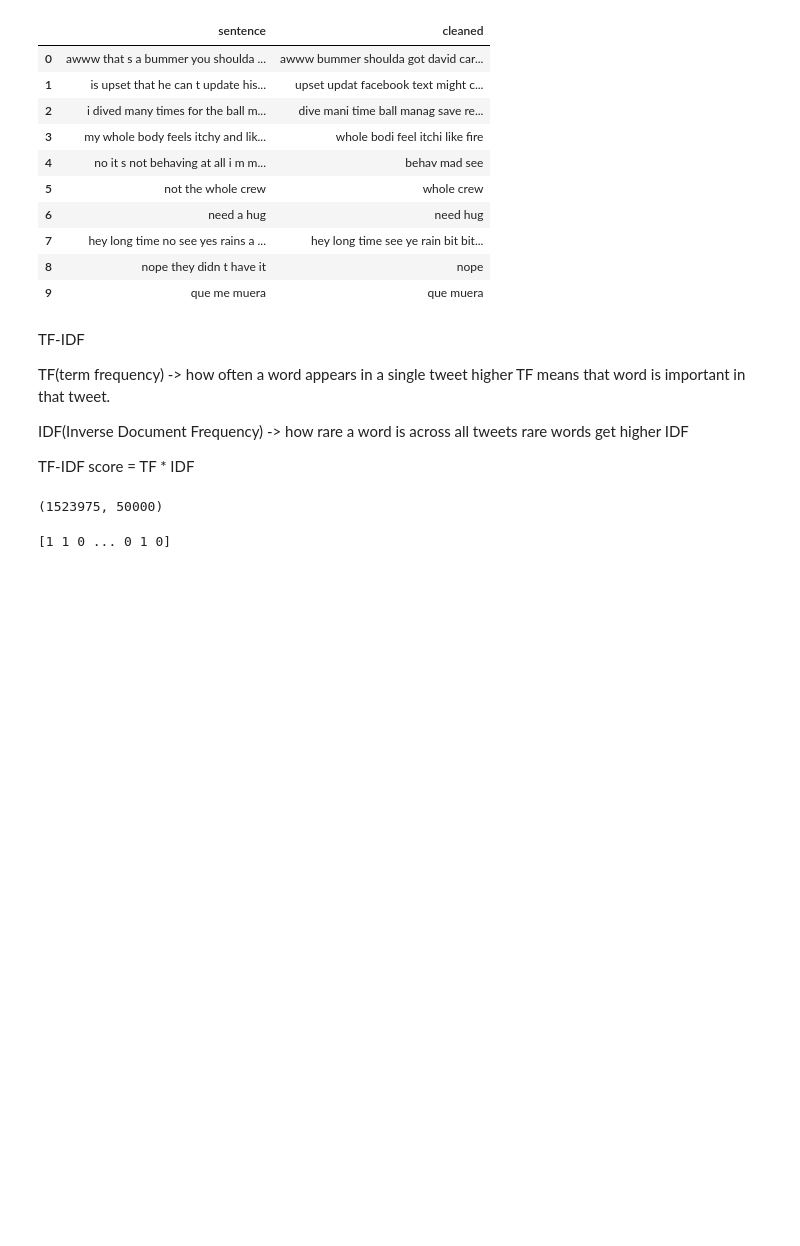
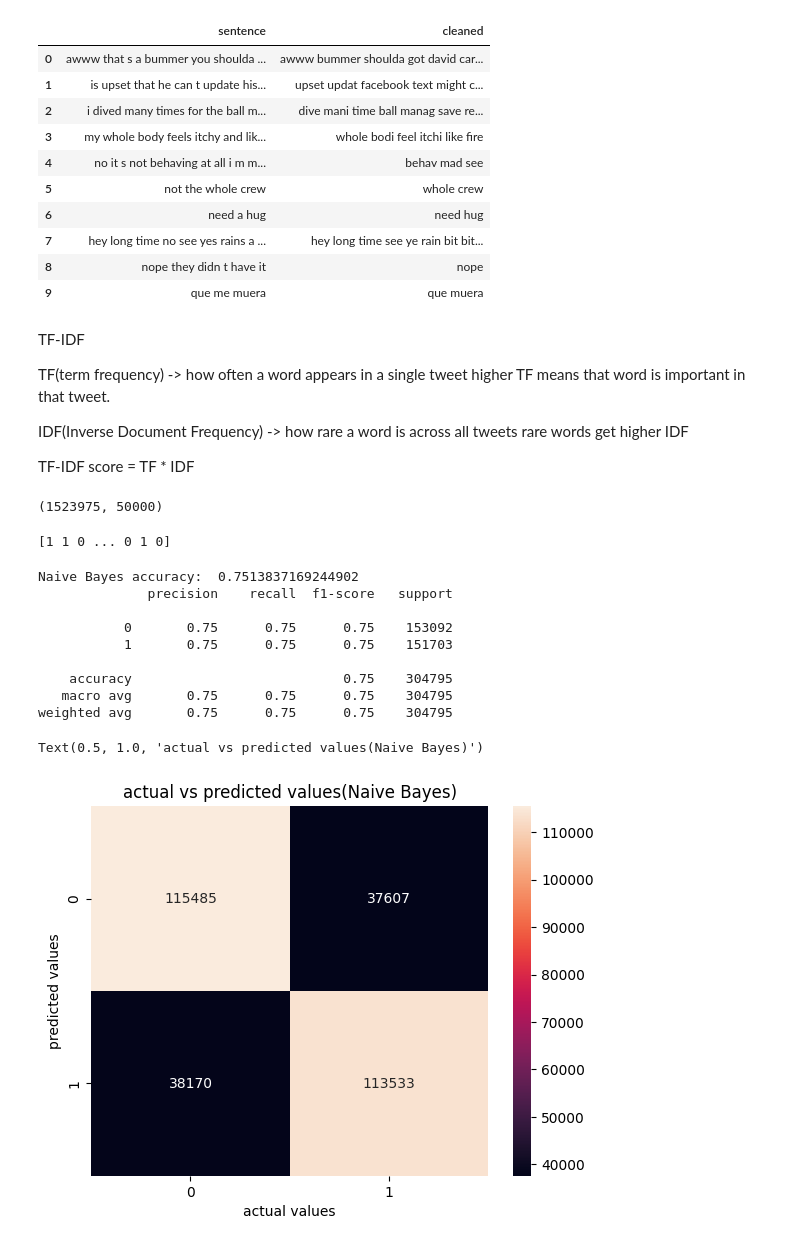
Before and after one commit to ABhardwaj123/sentiment_classifier, a Jupyter notebook: notebooks/eda_and_training.ipynb, the cells around one changed output. Cells and saved outputs as stored; diff of their text form; code cells hidden in the pictures; blank space fills up the shorter version.

```diff
--- a/notebooks/eda_and_training.ipynb
+++ b/notebooks/eda_and_training.ipynb
@@ -200,3 +207,23 @@ print(y_pred_nb)
 [1 1 0 ... 0 1 0]
 # %%
 #metrics for naive bayes
+from sklearn.metrics import classification_report
+print("Naive Bayes accuracy: ", accuracy_score(y_test , y_pred_nb))
+print(classification_report(y_test , y_pred_nb))
+
+sns.heatmap(confusion_matrix(y_test , y_pred_nb) , annot=True , fmt='d')
+plt.xlabel('actual values')
+plt.ylabel('predicted values')
+plt.title('actual vs predicted values(Naive Bayes)')
+# %% [output]
+Naive Bayes accuracy:  0.7513837169244902
+              precision    recall  f1-score   support
+
+           0       0.75      0.75      0.75    153092
+           1       0.75      0.75      0.75    151703
+
+    accuracy                           0.75    304795
+   macro avg       0.75      0.75      0.75    304795
+weighted avg       0.75      0.75      0.75    304795
+Text(0.5, 1.0, 'actual vs predicted values(Naive Bayes)')
+[figure, added]
```
Also changed, not shown: parts of 6 cells of this notebook, 3 other files.
